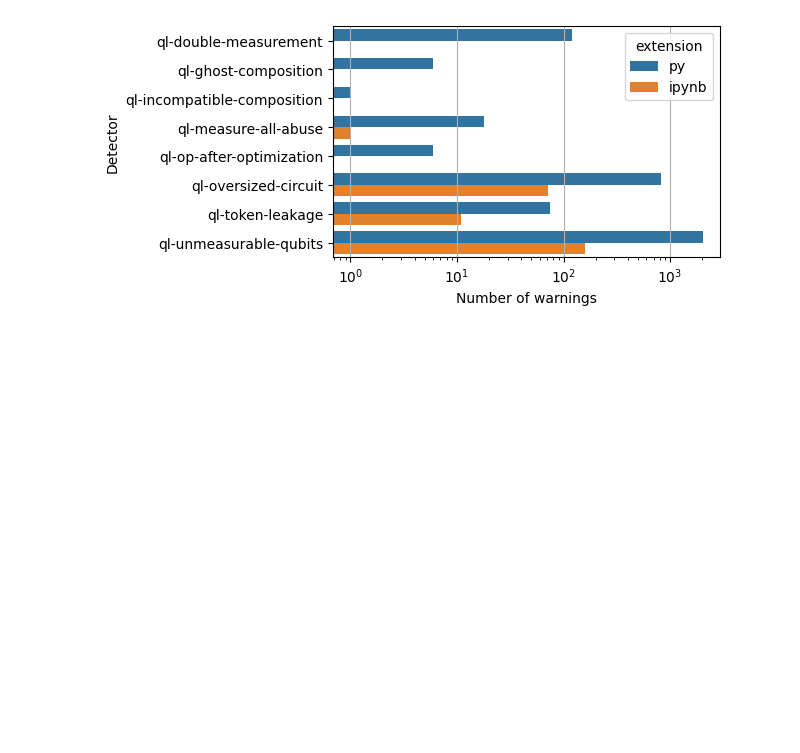
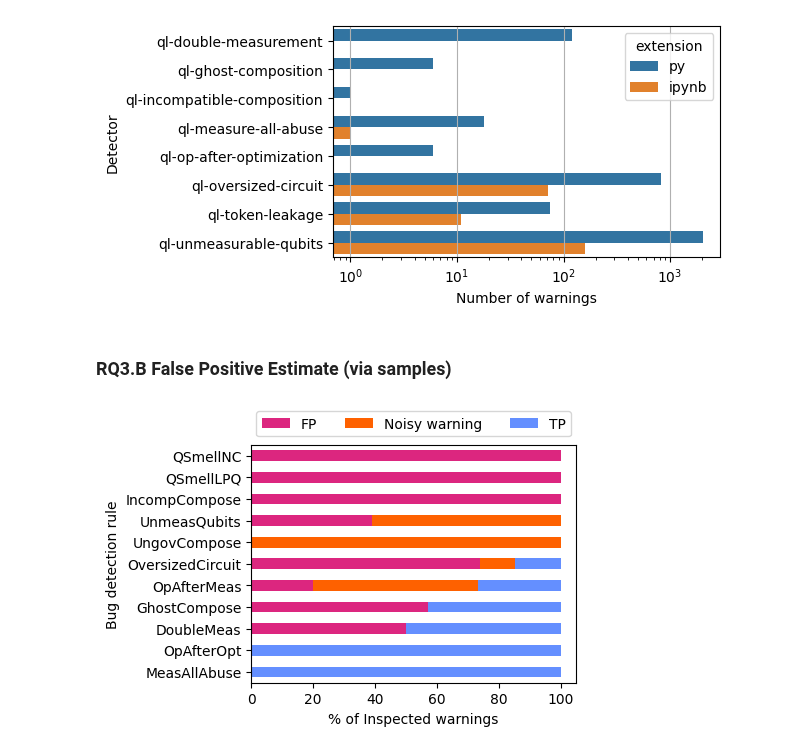
Before and after one commit to sola-st/LintQ, a Jupyter notebook: notebooks/08_Dataset_Stats.ipynb, the cells around one changed output. Cells and saved outputs as stored; diff of their text form; code cells hidden in the pictures; blank space fills up the shorter version.

Commit message:
compute rough precision based on inspection

```diff
--- a/notebooks/08_Dataset_Stats.ipynb
+++ b/notebooks/08_Dataset_Stats.ipynb
@@ -627,3 +645,48 @@ plt.ylabel("Detector")
 # %% [output]
 Text(0, 0.5, 'Detector')
 [figure]
+# %% [markdown]
+### RQ3.B False Positive Estimate (via samples)
+# %%
+BLACKLIST_EXPERIMENTS = ['exp_v00']
+# %%
+df_inspected_warnings = pd.read_csv(PATH_MANUAL_INSPECTION_CSV)
+# filter out blacklisted experiment
+df_inspected_warnings = df_inspected_warnings[
+    ~df_inspected_warnings["experiment"].isin(BLACKLIST_EXPERIMENTS)]
+# filter out blacklisted
+df_inspected_warnings = df_inspected_warnings[
+    ~df_inspected_warnings["detector_rule"].isin(BLACKLISTED_RULES)]
+# map the rules with the name mapping
+df_inspected_warnings['detector_rule'] = \
+    df_inspected_warnings['detector_rule'].map(RULE_NAME_MAPPING)
+# drop all rows with nan in the experiment column
+df_inspected_warnings = df_inspected_warnings.dropna(subset=['experiment'])
+
+
+cross_tab_prop = pd.crosstab(
+    index=df_inspected_warnings['detector_rule'],
+    columns=df_inspected_warnings['triage'],
+    normalize="index")
+
+cross_tab_prop = cross_tab_prop * 100
+# sort by number of TP column
+cross_tab_prop = cross_tab_prop.sort_values(by=["TP", "Noisy warning"], ascending=False)
+
+fig, ax = plt.subplots(figsize=(5, 3.5))
+cross_tab_prop.plot(
+    kind='barh',
+    stacked=True,
+    color=['#DC267F', '#FE6100', '#648FFF'],
+    ax=ax
+)
+plt.xlabel("% of Inspected warnings")
+plt.ylabel("Bug detection rule")
+# put legend above the diagram
+plt.legend(loc='upper center', bbox_to_anchor=(0.5, 1.17), ncol=3)
+plt.tight_layout()
+fig.savefig(
+    os.path.join(PAPER_DIR, "precision_estimate.pdf"),
+    bbox_inches="tight")
+# %% [output]
+[figure, added]
```
Also changed, not shown: parts of 4 cells of this notebook, 4 other files.
